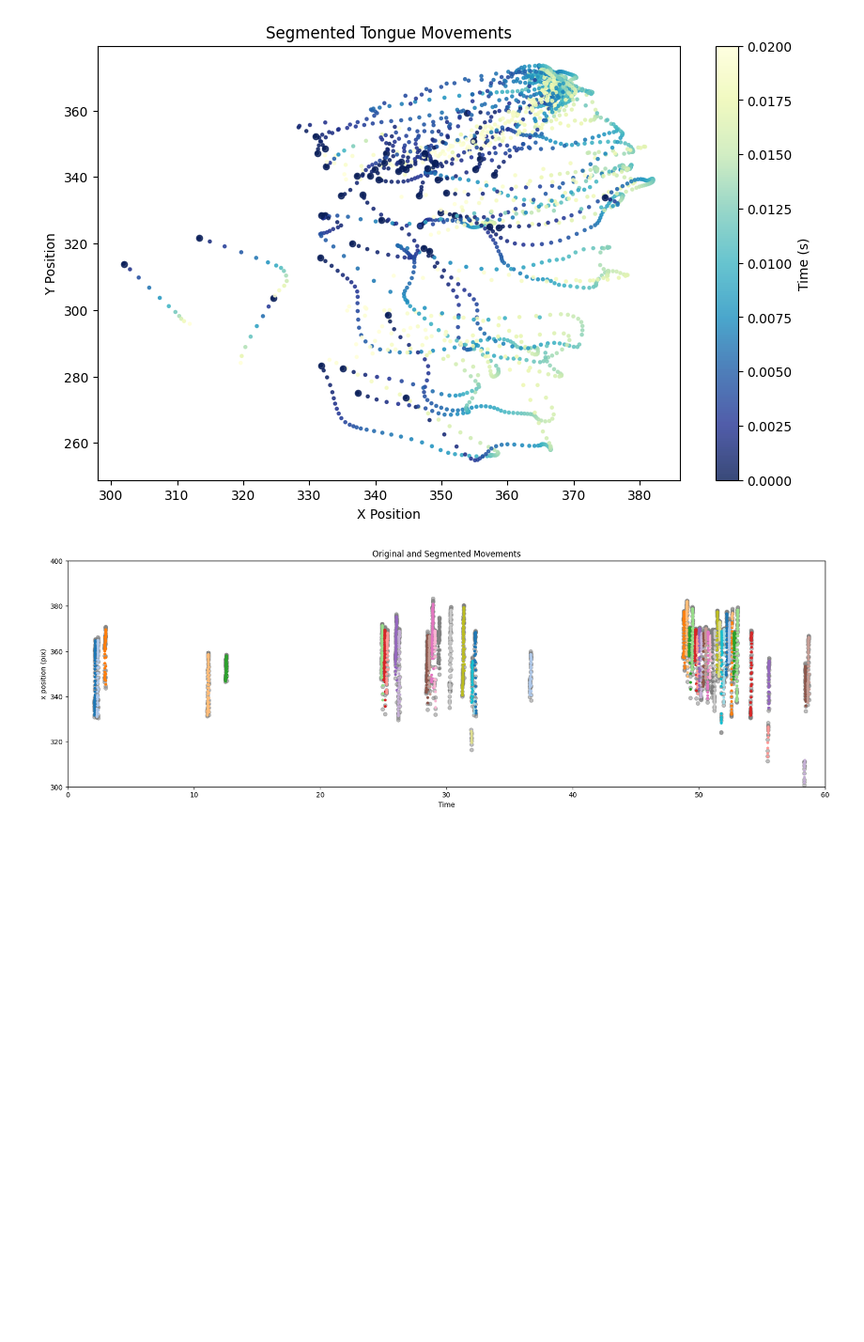
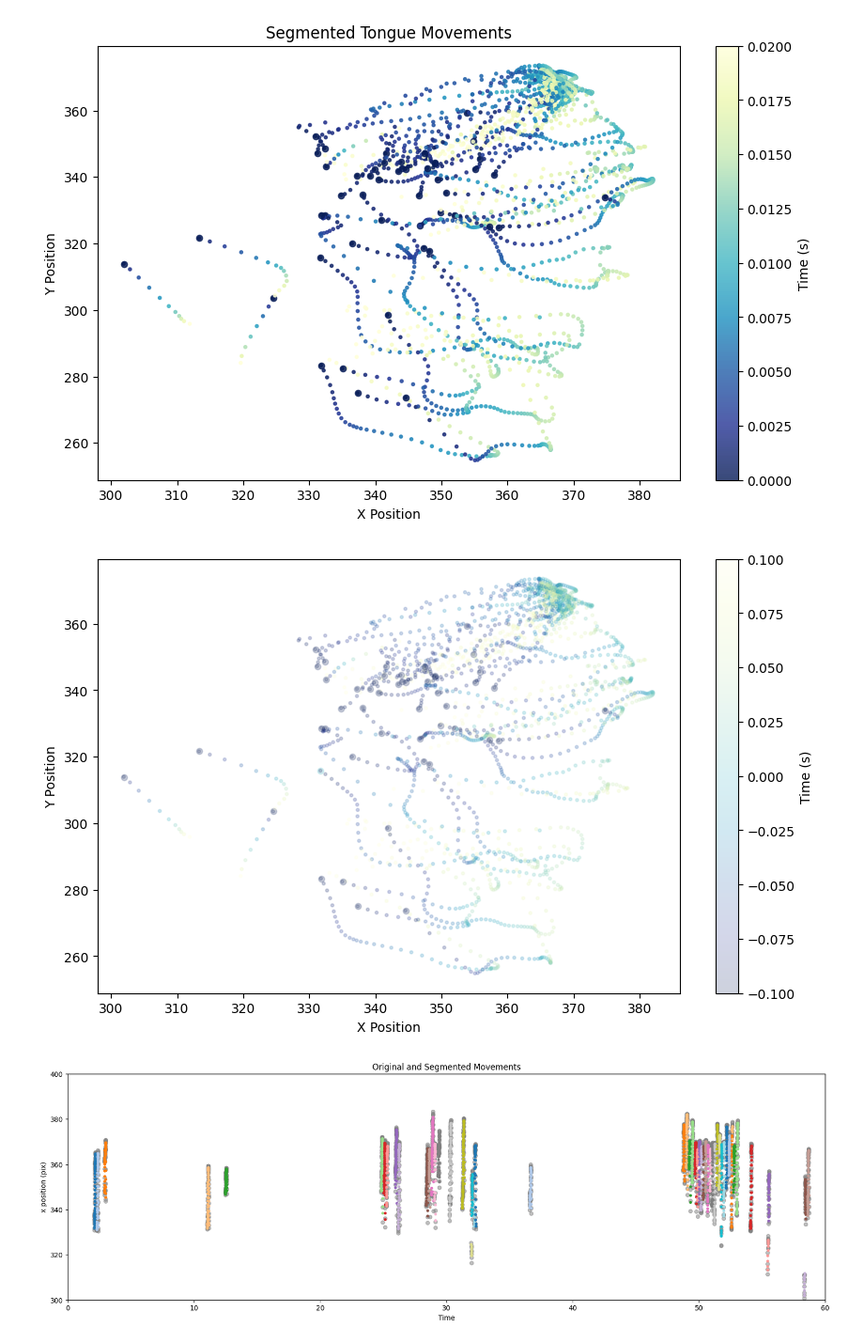
Before and after one commit to 1mattbecker/kinematics_analysis, a Jupyter notebook: code/tongue_kinematics.ipynb, the cells around one changed output. Shown at 94% size. Drawn from its saved outputs; the diff is of its cells as text; code cells hidden in the pictures; blank space fills up the shorter version.

Commit message:
added more plotting and jaw stuff

```diff
--- a/code/tongue_kinematics.ipynb
+++ b/code/tongue_kinematics.ipynb
@@ -365,6 +365,53 @@ def plot_segmented_movements_global_time_colored(segments):
 plot_segmented_movements_global_time_colored(movements[0:50])
 # %% [output]
 [figure]
+# %%
+import matplotlib.pyplot as plt
+import pandas as pd
+
+def plot_segmented_movements_global_time_colored(segments, ax=None):
+    """
+    Plot segmented tongue movements with a color gradient representing time.
+
+    Parameters:
+    - segments: List of DataFrames containing 'x', 'y', and 'time' columns for each segment.
+    - ax: Optional Matplotlib axis to plot on (for subplots). If None, a new figure is created.
+    """
+    # If no axis is provided, create a new figure and axis
+    if ax is None:
+        fig, ax = plt.subplots(figsize=(10, 6))  # Create a new figure if no axis is provided
+
+    # Find global minimum and maximum time for consistent color mapping
+    all_times = pd.concat([segment['time'] for segment in segments])
+    global_min_time = all_times.min()
+    global_max_time = all_times.max()
+
+    for i, segment in enumerate(segments):
+        if not segment['x'].empty:
+            # Normalize time based on the global min and max
+            norm_time = (segment['time'] - global_min_time) / (global_max_time - global_min_time)
+            norm_time = segment['time'] - segment['time'][0]
+
+            # Mark start point of each segment
+            ax.scatter(segment['x'].iloc[0], segment['y'].iloc[0], c = norm_time[0], cmap='YlGnBu_r', s=20, alpha=0.2)
+
+            # Plot each segment with color gradient based on actual time
+            ax.scatter(segment['x'], segment['y'], c=norm_time, cmap='YlGnBu_r', s=5, alpha=0.2)
+
+    # Set labels and title
+    ax.set_xlabel('X Position')
+    ax.set_ylabel('Y Position')
+    cbar = plt.colorbar(ax.collections[0], ax=ax)  # Create colorbar
+    cbar.set_label('Time (s)')
+    # ax.set_title('Segmented Tongue Movements')
+
+    # If the function created a new figure, show it
+    if ax is None:
+        plt.tight_layout()
+        plt.show()
+plot_segmented_movements_global_time_colored(movements[0:50])
+# %% [output]
+[figure, added]
 # %%
 
 # Function to plot original and segmented data with a categorical colormap
```
Also changed, not shown: parts of 15 cells of this notebook.
